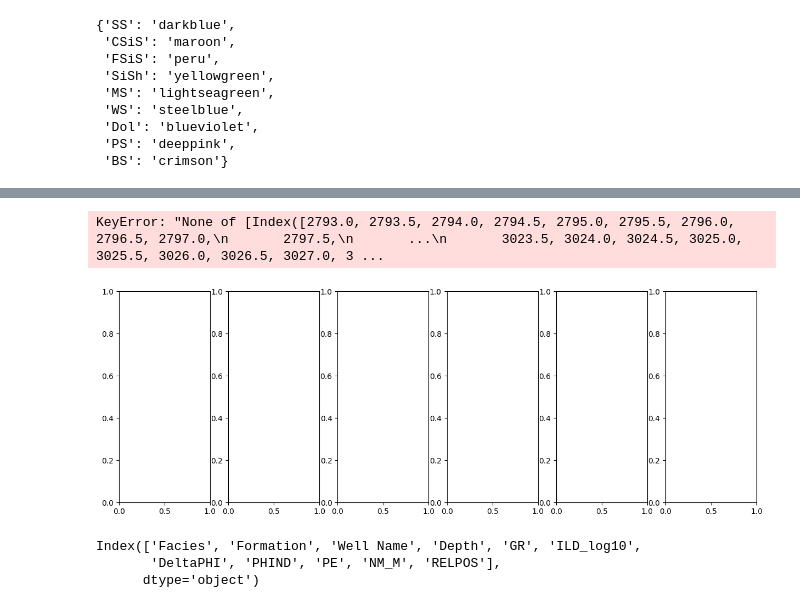
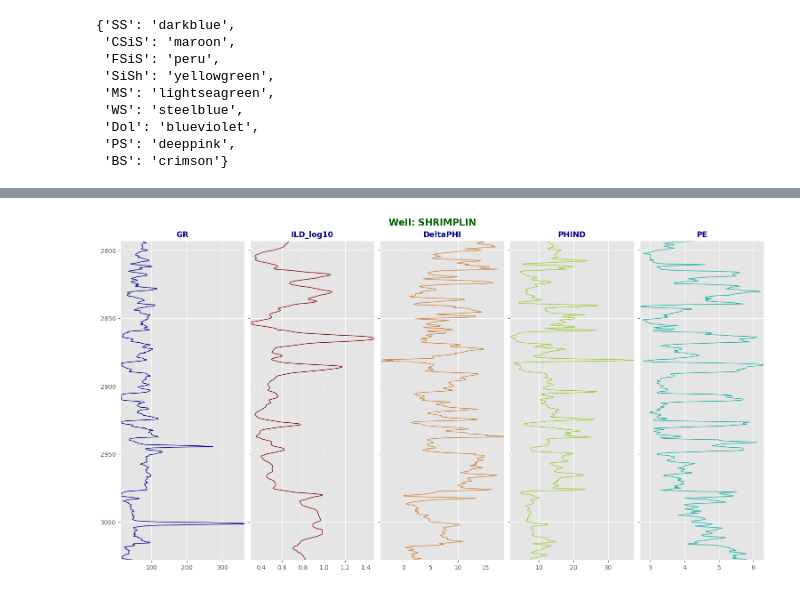
Before and after one commit to sanjuirm/Lithofacies-Classification-Using-Machine-Learning, a Jupyter notebook: Lithofacies.ipynb, the cells around one changed output, grey strips where cells are left out. Saved outputs shown, nothing was run; the diff lists cells and outputs as text; code cells hidden in the pictures.

Commit message:
Log plot

```diff
--- a/Lithofacies.ipynb
+++ b/Lithofacies.ipynb
@@ -38,9 +38,11 @@ import pandas as pd
 import matplotlib.pyplot as plt
 import seaborn as sns
 import numpy as np
+
+plt.style.use('ggplot')
 # %%
 # dataframe
-df = pd.read_csv(r'c:\Users\sanju\Desktop\AI-ML in Oil and Gas industry\Practical_ML_Tutorial_Facies_examp-main\facies_vectors.csv')
+df = pd.read_csv(r'c:\Users\sanju\Desktop\AI-ML in Oil and Gas industry\facies_vectors.csv')
 df.head(10)
 # %% [output]
 |  | Facies | Formation | Well Name | Depth | GR | ILD_log10 | DeltaPHI | PHIND | PE | NM_M | ... |
@@ -239,19 +245,39 @@ def log_plot(data2, depth_data):
+# %%
+# Function for plotting the log
+def log_plot(data2):
+
+    depth_data = data2['Depth']                                        # Storing the depth values in another variable
+    indx = 0                                                           # Starting an initiator index value
+
+    data3 = data2[['GR','ILD_log10','DeltaPHI','PHIND','PE']]          # Taking out depth column and storing the rest into another variable
+
+    fig, axes = plt.subplots(nrows=1, ncols=5, figsize= (15,8),        # Creating subplots
+                            sharey= True, layout='constrained')
+
+
+    for val in data3.columns:
+        axes[indx].plot(data3[val], depth_data, linestyle = 'solid',
+        color = facies_color[indx],
+        linewidth = 1)
+
+        axes[indx].set_title(val, color = 'darkblue',
+                            fontsize= 12.5, fontweight = 'bold')       # title for every plot
+        axes[indx].invert_yaxis()                                      # reversing the y axis
+
+        axes[indx].set_xlim(data3[val].min(), data3[val].max())        # setting limits for x_axis and y_axis
+        axes[indx].set_ylim(depth_data.max(), depth_data.min())
+
+        indx = indx + 1                                                # Increment of the index
+
+    fig.suptitle('Well: SHRIMPLIN', color = 'darkgreen',               # title of the figure
+                            fontsize= 15, fontweight = 'bold')
 # %%
-cond = df['Well Name'] == 'SHRIMPLIN'
-data = df[cond]
-data= data.sort_values(by= 'Depth')
+cond = df['Well Name'] == 'SHRIMPLIN'      # creating a condition for filtering only one well
+data = df[cond].sort_values(by= 'Depth')   # sorting the dataset with respect to depth
 
-data2 = data[['GR','ILD_log10',
-       'DeltaPHI','PHIND','PE','NM_M','RELPOS']]
-depth_data =data['Depth']
+data2 = data[['Depth','GR','ILD_log10','DeltaPHI','PHIND','PE']] # taking the neccesary columns only
 
-log_plot(data2, depth_data)
+# calling the fucntion
+log_plot(data2)
 # %% [output]
-KeyError: "None of [Index([2793.0, 2793.5, 2794.0, 2794.5, 2795.0, 2795.5, 2796.0, 2796.5, 2797.0,\n       2797.5,\n       ...\n       3023.5, 3024.0, 3024.5, 3025.0, 3025.5, 3026.0, 3026.5, 3027.0, 3 ...
-[figure, old version]
+[figure, new version]
-# %%
-df.columns
-# %% [output]
-Index(['Facies', 'Formation', 'Well Name', 'Depth', 'GR', 'ILD_log10',
-       'DeltaPHI', 'PHIND', 'PE', 'NM_M', 'RELPOS'],
-      dtype='object')
```
Also changed, not shown: parts of 5 cells of this notebook.
